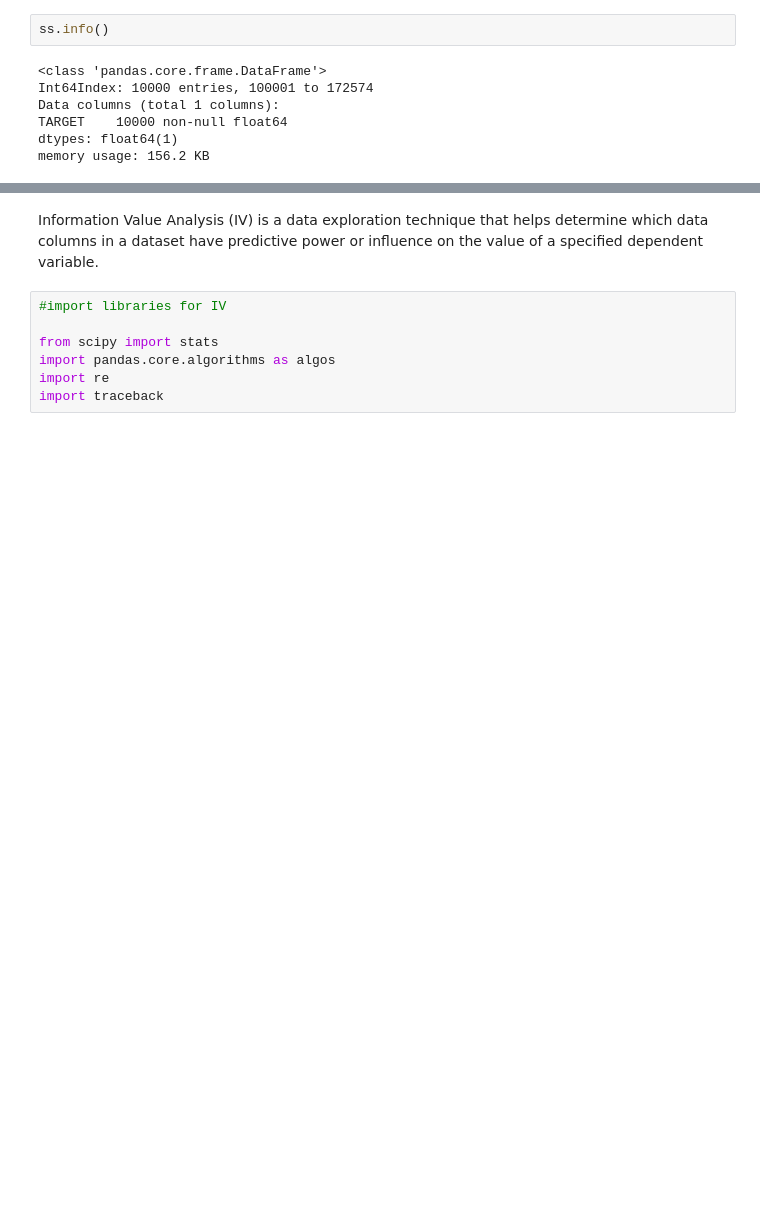
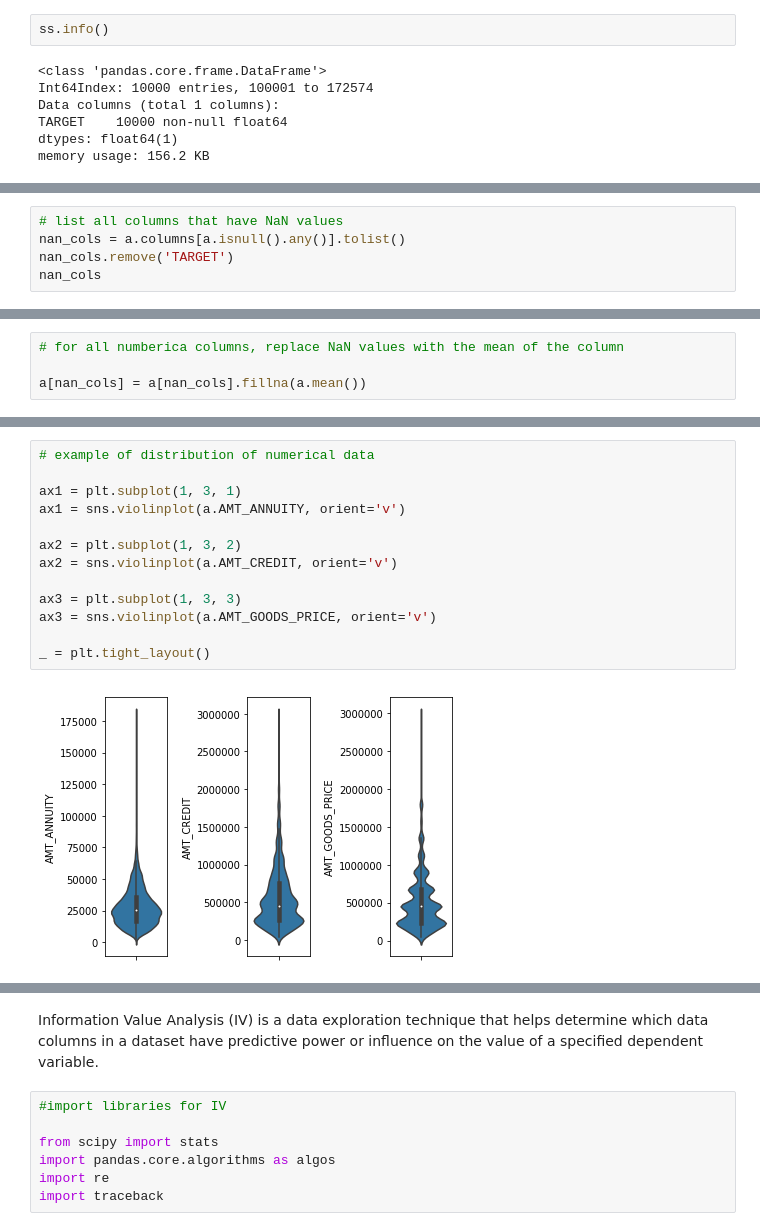
Before and after one commit to milesin3d/HomeCreditDefaultRisk, a Jupyter notebook: HomeCreditDefaultRisk.ipynb, the cells around one changed output, grey strips where cells are left out. Drawn from its saved outputs; the diff is of its cells as text; blank space fills up the shorter version.

```diff
--- a/HomeCreditDefaultRisk.ipynb
+++ b/HomeCreditDefaultRisk.ipynb
@@ -1500,0 +1625,5 @@ memory usage: 9.6 MB
+# %%
+# list all columns that have NaN values
+nan_cols = a.columns[a.isnull().any()].tolist()
+nan_cols.remove('TARGET')
+nan_cols
@@ -1500,0 +1669,4 @@ memory usage: 9.6 MB
+# %%
+# for all numberica columns, replace NaN values with the mean of the column
+
+a[nan_cols] = a[nan_cols].fillna(a.mean())
@@ -1529,0 +1784,15 @@ ss[ss.columns[ss.isnull().any()]].info()
+# %%
+# example of distribution of numerical data
+
+ax1 = plt.subplot(1, 3, 1)
+ax1 = sns.violinplot(a.AMT_ANNUITY, orient='v')
+
+ax2 = plt.subplot(1, 3, 2)
+ax2 = sns.violinplot(a.AMT_CREDIT, orient='v')
+
+ax3 = plt.subplot(1, 3, 3)
+ax3 = sns.violinplot(a.AMT_GOODS_PRICE, orient='v')
+
+_ = plt.tight_layout()
+# %% [output]
+[figure, added]
```
Also changed, not shown: parts of 208 cells of this notebook.
